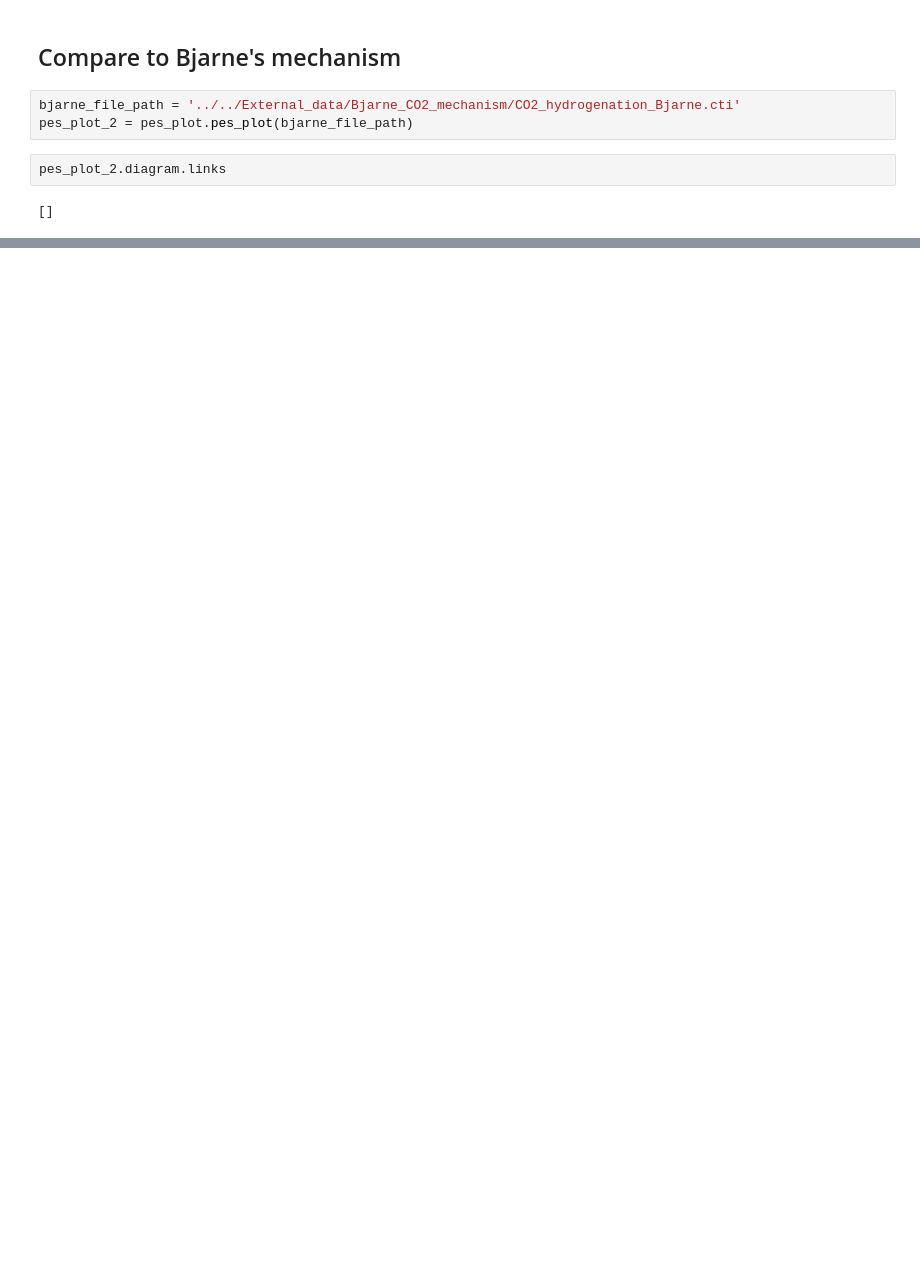
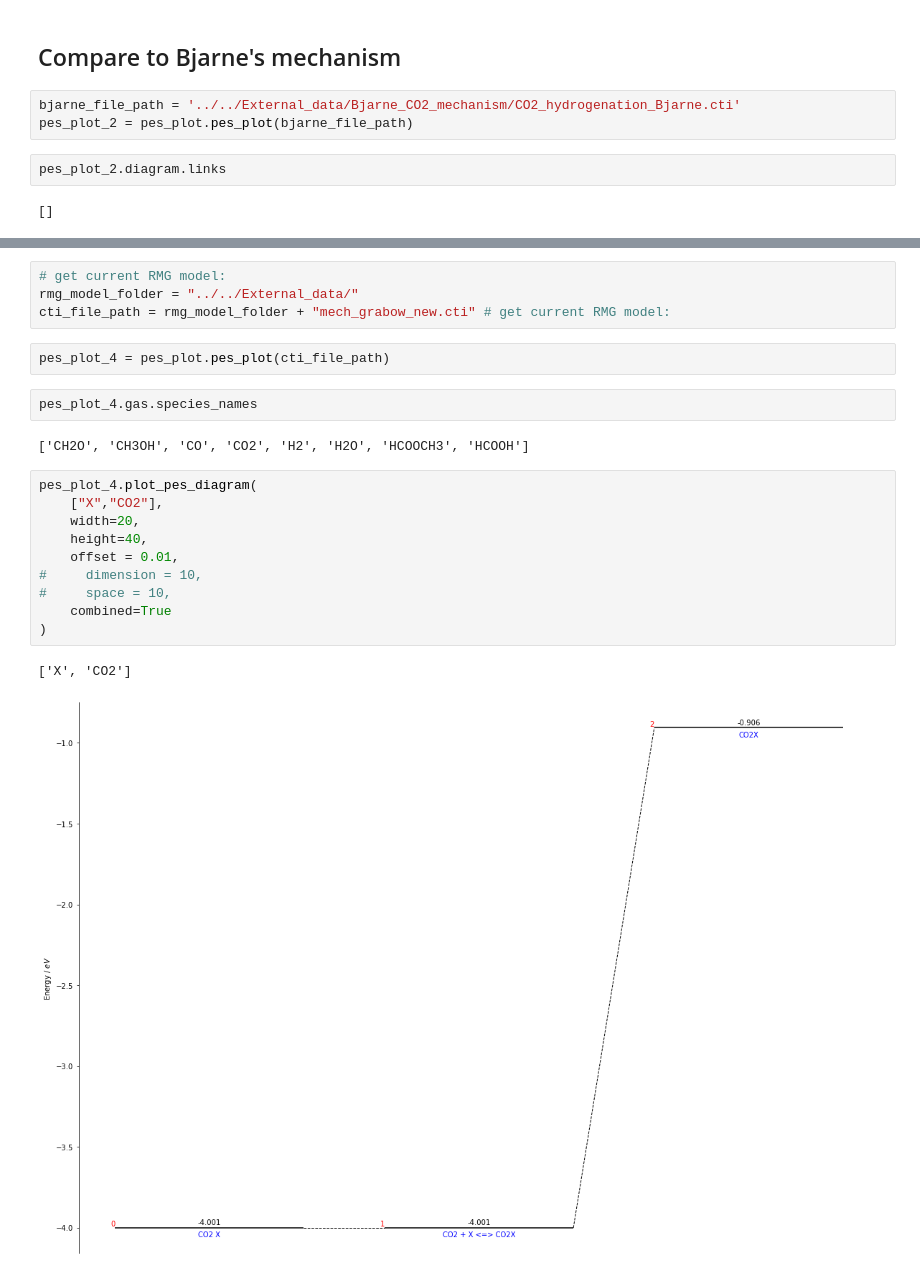
Before and after one commit to comocheng/meOH-analysis, a Jupyter notebook: cantera_simulations/RMG_model_analysis/_01_RMG_model_checker_notebook.ipynb, the cells around one changed output, grey strips where cells are left out. Cells and saved outputs as stored; diff of their text form; blank space fills up the shorter version.

```diff
--- a/cantera_simulations/RMG_model_analysis/_01_RMG_model_checker_notebook.ipynb
+++ b/cantera_simulations/RMG_model_analysis/_01_RMG_model_checker_notebook.ipynb
@@ -357,0 +337,23 @@ H2(4) + 2 site(7) <=> 2 HX(8) 0.2870697534209142
+# %%
+# get current RMG model:
+rmg_model_folder = "../../External_data/"
+cti_file_path = rmg_model_folder + "mech_grabow_new.cti" # get current RMG model:
+# %%
+pes_plot_4 = pes_plot.pes_plot(cti_file_path)
+# %%
+pes_plot_4.gas.species_names
+# %% [output]
+['CH2O', 'CH3OH', 'CO', 'CO2', 'H2', 'H2O', 'HCOOCH3', 'HCOOH']
+# %%
+pes_plot_4.plot_pes_diagram(
+    ["X","CO2"],
+    width=20,
+    height=40,
+    offset = 0.01,
+#     dimension = 10,
+#     space = 10,
+    combined=True
+)
+# %% [output]
+['X', 'CO2']
+[figure, added]
```
Also changed, not shown: parts of 25 cells of this notebook, 8 other files.
